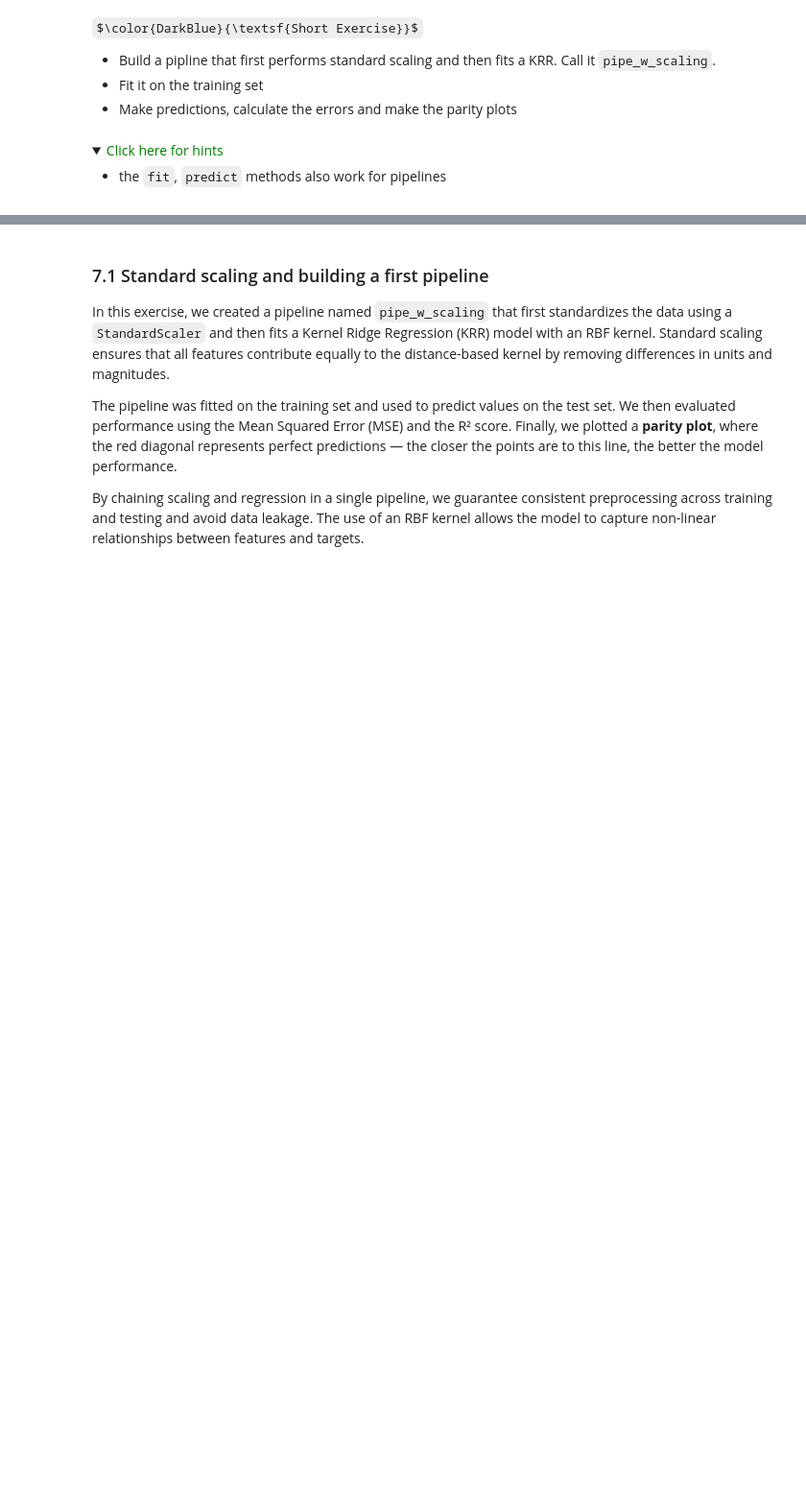
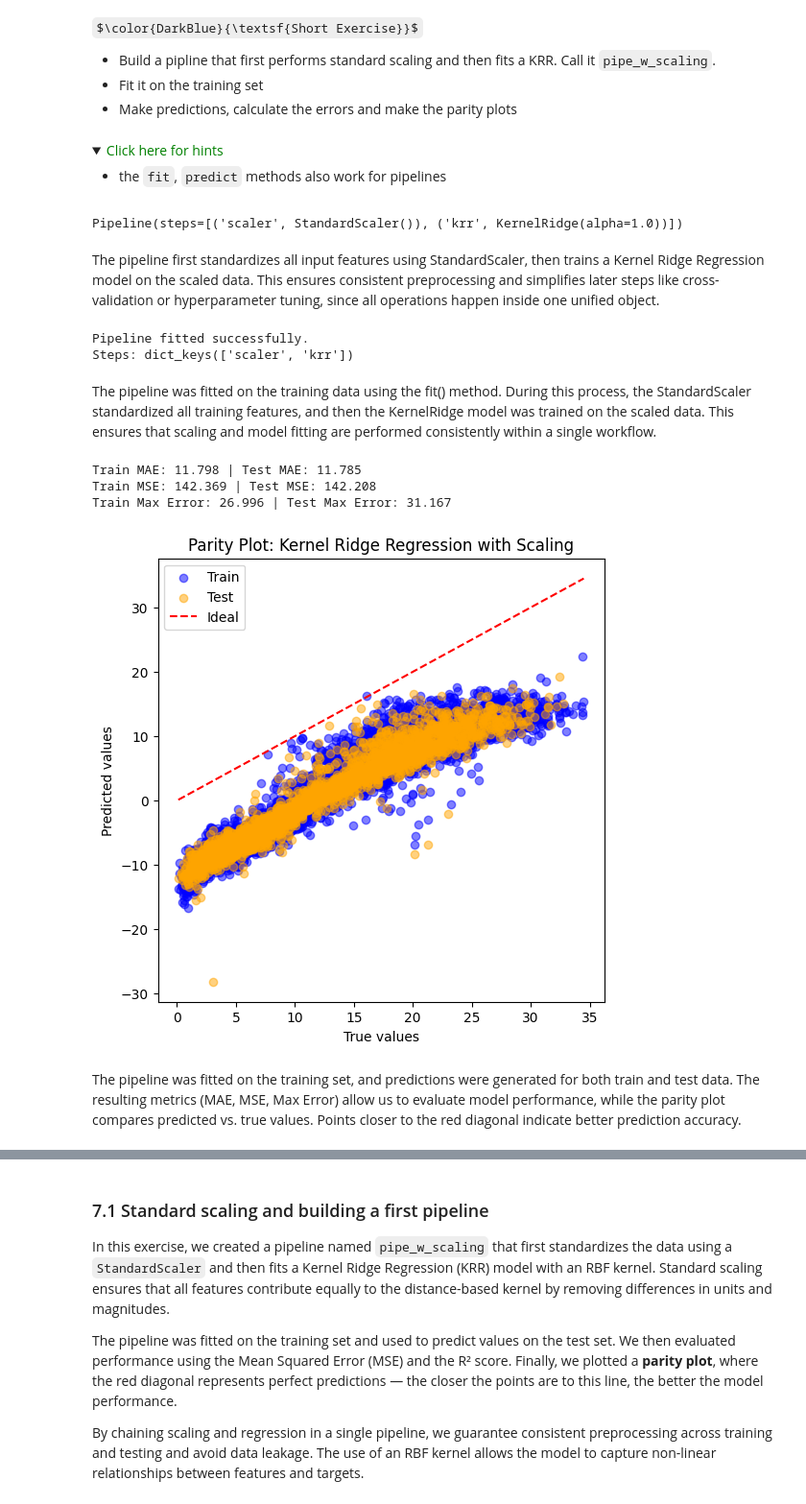
Before and after one commit to vicollari/ml_project_ch315, a Jupyter notebook: group#_block3_project.ipynb, the cells around one changed output, grey strips where cells are left out. Shown at 96% size. Cells and saved outputs as stored; diff of their text form; code cells hidden in the pictures; folded sections open; some formulas as TeX source; blank space fills up the shorter version.

```diff
--- a/group#_block3_project.ipynb
+++ b/group#_block3_project.ipynb
@@ -1374,9 +1324,71 @@ Given that we will now go beyond training a single model, we will build [Pipelin
 </ul>
 </details>
 # %%
-pipe_w_scaling = Pipeline(
-   [
-       ('scaling', StandardScaler()),
-       ('krr', #fillme)
-   ]
-)
+pipe_w_scaling = Pipeline([
+    ('scaler', StandardScaler()),
+    ('krr', KernelRidge(alpha=1.0))
+])
+
+pipe_w_scaling
+# %% [output]
+Pipeline(steps=[('scaler', StandardScaler()), ('krr', KernelRidge(alpha=1.0))])
+# %% [markdown]
+The pipeline first standardizes all input features using StandardScaler,
+then trains a Kernel Ridge Regression model on the scaled data.
+This ensures consistent preprocessing and simplifies later steps like
+cross-validation or hyperparameter tuning, since all operations happen inside one unified object.
+# %%
+pipe_w_scaling.fit(X_train_eval, y_train_eval)
+
+print("Pipeline fitted successfully.")
+print("Steps:", pipe_w_scaling.named_steps.keys())
+# %% [output]
+Pipeline fitted successfully.
+Steps: dict_keys(['scaler', 'krr'])
+# %% [markdown]
+The pipeline was fitted on the training data using the fit() method.
+During this process, the StandardScaler standardized all training features,
+and then the KernelRidge model was trained on the scaled data.
+This ensures that scaling and model fitting are performed consistently within a single workflow.
+# %%
+from sklearn.metrics import mean_absolute_error, mean_squared_error, max_error
+import matplotlib.pyplot as plt
+
+y_pred_train = pipe_w_scaling.predict(X_train_eval)
+y_pred_test = pipe_w_scaling.predict(X_test_eval)
+
+mae_train = mean_absolute_error(y_train_eval, y_pred_train)
+mae_test = mean_absolute_error(y_test_eval, y_pred_test)
+
+mse_train = mean_squared_error(y_train_eval, y_pred_train)
+mse_test = mean_squared_error(y_test_eval, y_pred_test)
+
+maxerr_train = max_error(y_train_eval, y_pred_train)
+maxerr_test = max_error(y_test_eval, y_pred_test)
+
+print(f"Train MAE: {mae_train:.3f} | Test MAE: {mae_test:.3f}")
+print(f"Train MSE: {mse_train:.3f} | Test MSE: {mse_test:.3f}")
+print(f"Train Max Error: {maxerr_train:.3f} | Test Max Error: {maxerr_test:.3f}")
+
+plt.figure(figsize=(6,6))
+plt.scatter(y_train_eval, y_pred_train, color="blue", alpha=0.5, label="Train")
+plt.scatter(y_test_eval, y_pred_test, color="orange", alpha=0.5, label="Test")
+plt.plot(
+    [y_train_eval.min(), y_train_eval.max()],
+    [y_train_eval.min(), y_train_eval.max()],
+    'r--', label="Ideal"
+)
+plt.xlabel("True values")
+plt.ylabel("Predicted values")
+plt.legend()
+plt.title("Parity Plot: Kernel Ridge Regression with Scaling")
+plt.show()
+# %% [output]
+Train MAE: 11.798 | Test MAE: 11.785
+Train MSE: 142.369 | Test MSE: 142.208
+Train Max Error: 26.996 | Test Max Error: 31.167
+[figure, added]
+# %% [markdown]
+The pipeline was fitted on the training set, and predictions were generated for both train and test data.
+The resulting metrics (MAE, MSE, Max Error) allow us to evaluate model performance, while the parity plot compares predicted vs. true values.
+Points closer to the red diagonal indicate better prediction accuracy.
```
Also changed, not shown: parts of 10 cells of this notebook.
